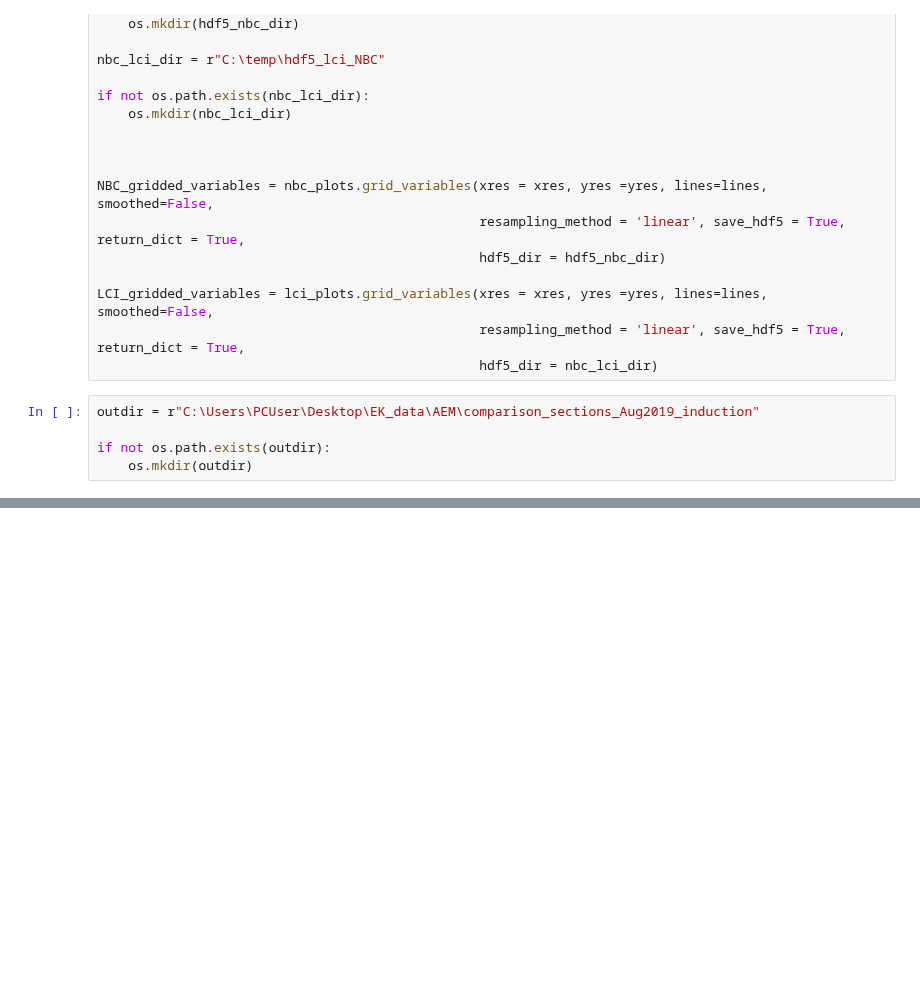
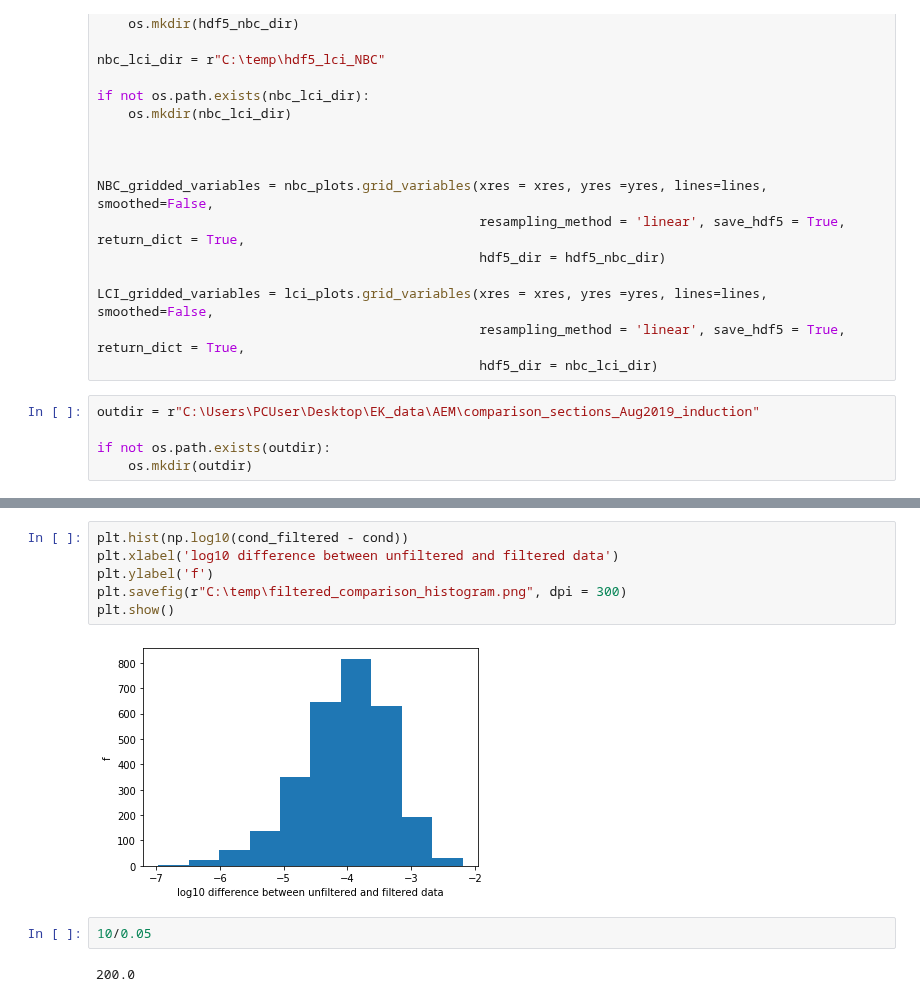
Before and after one commit to GeoscienceAustralia/hydrogeol_utils, a Jupyter notebook: notebooks/inversions_comparison_LCI_vs_NBC.ipynb, the cells around one changed output, grey strips where cells are left out. Drawn from its saved outputs; the diff is of its cells as text; blank space fills up the shorter version.

```diff
--- a/notebooks/inversions_comparison_LCI_vs_NBC.ipynb
+++ b/notebooks/inversions_comparison_LCI_vs_NBC.ipynb
@@ -347,0 +535,12 @@ Figure saved
+# %%
+plt.hist(np.log10(cond_filtered - cond))
+plt.xlabel('log10 difference between unfiltered and filtered data')
+plt.ylabel('f')
+plt.savefig(r"C:\temp\filtered_comparison_histogram.png", dpi = 300)
+plt.show()
+# %% [output]
+[figure, added]
+# %%
+10/0.05
+# %% [output]
+200.0
```
Also changed, not shown: parts of 17 cells of this notebook, 37 other files.
